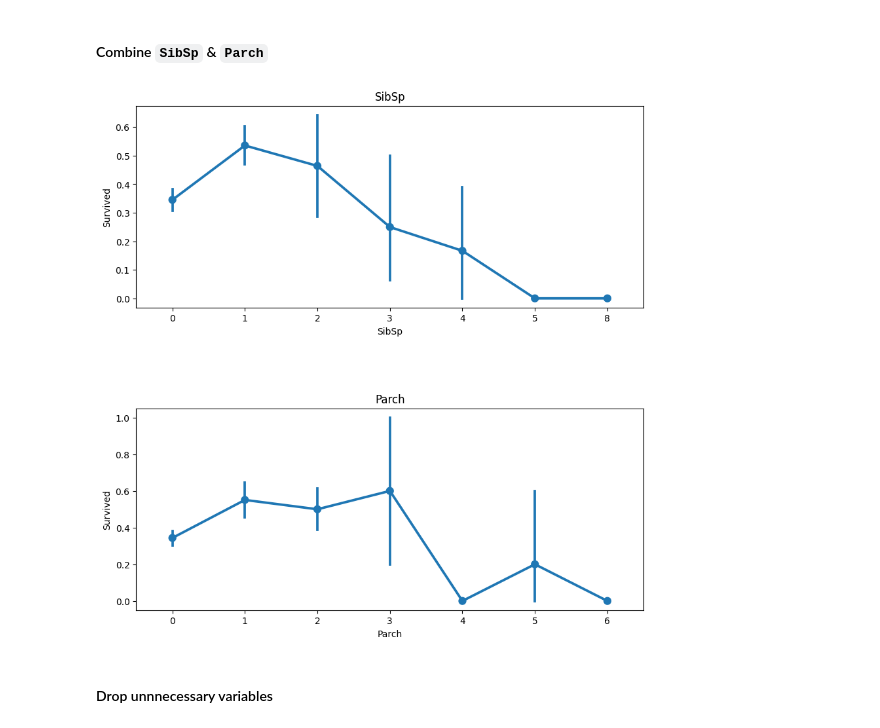
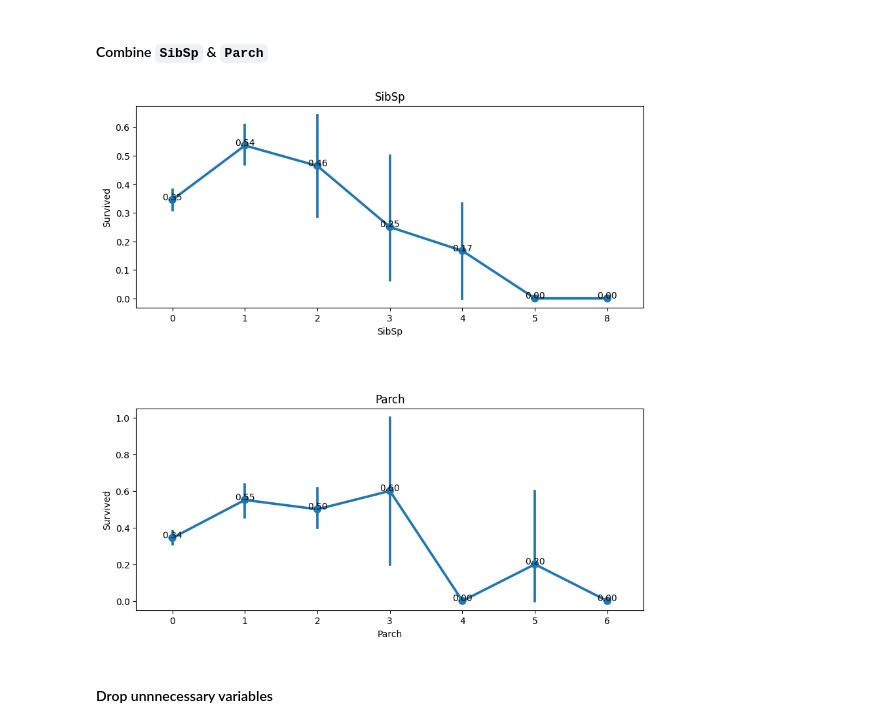
Before and after one commit to ArifAygun/Applied-Machine-Learning-Algorithms, a Jupyter notebook: AA_AML_Algorithms.ipynb, the cells around one changed output. Cells and saved outputs as stored; diff of their text form; code cells hidden in the pictures.

```diff
--- a/AA_AML_Algorithms.ipynb
+++ b/AA_AML_Algorithms.ipynb
@@ -85,16 +85,18 @@ titanic.head(10)
 # %%
 import matplotlib.pyplot as plt
 import seaborn as sns
 
 fig, axes = plt.subplots(ncols=1, nrows=2, figsize=(10,10))
 for i, col in enumerate(['SibSp', 'Parch']):
     sns.pointplot(x=col, y='Survived', data=titanic, ax=axes[i])
     axes[i].set_title(col)
+    for j, label in enumerate(titanic.groupby(col)['Survived'].mean()):
+        axes[i].text(j, label, '{:.2f}'.format(label), ha='center')
 
 plt.subplots_adjust(hspace=0.5)
 plt.show()
 # %% [output]
-[figure, old version]
+[figure, new version]
 # %%
 titanic['Family_cnt']
 # %% [markdown]
```
